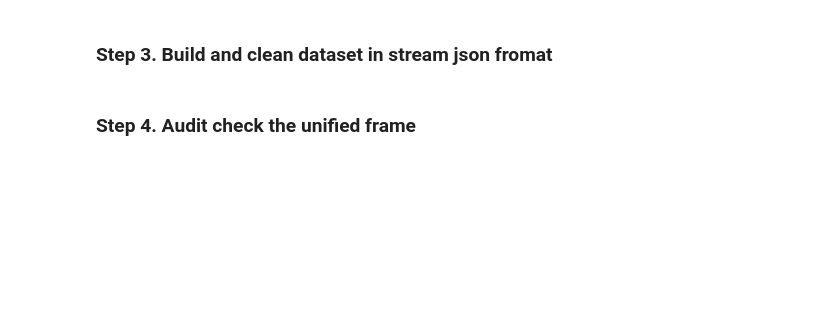
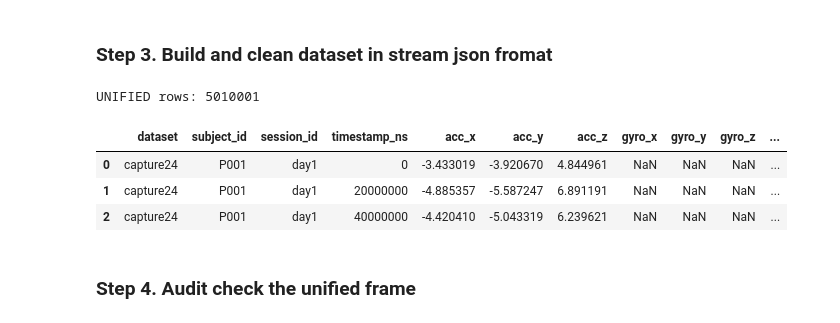
Before and after one commit to adrienlabayle/IMU_LM_Data, a Jupyter notebook: Individual_dataloaders/Capture-24/load_and_preprocess.ipynb, the cells around one changed output. Drawn from its saved outputs; the diff is of its cells as text; code cells hidden in the pictures; blank space fills up the shorter version.

```diff
--- a/Individual_dataloaders/Capture-24/load_and_preprocess.ipynb
+++ b/Individual_dataloaders/Capture-24/load_and_preprocess.ipynb
@@ -207,36 +372,42 @@ print(unmapped)
 # =========================================================
 def to_continuous_stream_capture24(df_raw: pd.DataFrame, dataset_name: str = "capture24") -> pd.DataFrame:
     if df_raw.empty:
         return pd.DataFrame(columns=[c["name"] for c in SCHEMA["columns"]])
 
     out = pd.DataFrame({
         "dataset":              dataset_name,
         "subject_id":           df_raw["subject_id"].astype("string"),
         "session_id":           df_raw["session_id"].astype("string"),
         "timestamp_ns":         df_raw["timestamp_ns"].astype("int64"),
 
         "acc_x": df_raw["acc_x"].astype("float32"),
         "acc_y": df_raw["acc_y"].astype("float32"),
         "acc_z": df_raw["acc_z"].astype("float32"),
 
         # No gyro in CAPTURE-24
-        "gyro_x": pd.Series([pd.NA] * len(df_raw), dtype="Float32"),
-        "gyro_y": pd.Series([pd.NA] * len(df_raw), dtype="Float32"),
-        "gyro_z": pd.Series([pd.NA] * len(df_raw), dtype="Float32"),
+        "gyro_x": df_raw["gyro_x"].astype("float32"),
+        "gyro_y": df_raw["gyro_y"].astype("float32"),
+        "gyro_z": df_raw["gyro_z"].astype("float32"),
 
         "global_activity_id":    df_raw["global_activity_id"].astype("int16"),
         "global_activity_label": df_raw["global_activity_label"].astype("string"),
 
         "dataset_activity_id":   df_raw["dataset_activity_id"].astype("int16"),
         "dataset_activity_label":df_raw["dataset_activity_label"].astype("string"),
     })
 
     order = [c["name"] for c in SCHEMA["columns"]]
     return out[order]
 
 capture24_df = to_continuous_stream_capture24(raw_capture24, dataset_name="capture24")
 print("UNIFIED rows:", len(capture24_df))
 capture24_df.head(3)
+# %% [output]
+UNIFIED rows: 5010001
+|  | dataset | subject_id | session_id | timestamp_ns | acc_x | acc_y | acc_z | gyro_x | gyro_y | gyro_z | ... |
+| 0 | capture24 | P001 | day1 | 0 | -3.433019 | -3.920670 | 4.844961 | NaN | NaN | NaN | ... |
+| 1 | capture24 | P001 | day1 | 20000000 | -4.885357 | -5.587247 | 6.891191 | NaN | NaN | NaN | ... |
+| 2 | capture24 | P001 | day1 | 40000000 | -4.420410 | -5.043319 | 6.239621 | NaN | NaN | NaN | ... |
 # %% [markdown]
 ### Step 4. Audit check the unified frame
 # %%
```
Also changed, not shown: parts of 4 cells of this notebook, 1 other file.
